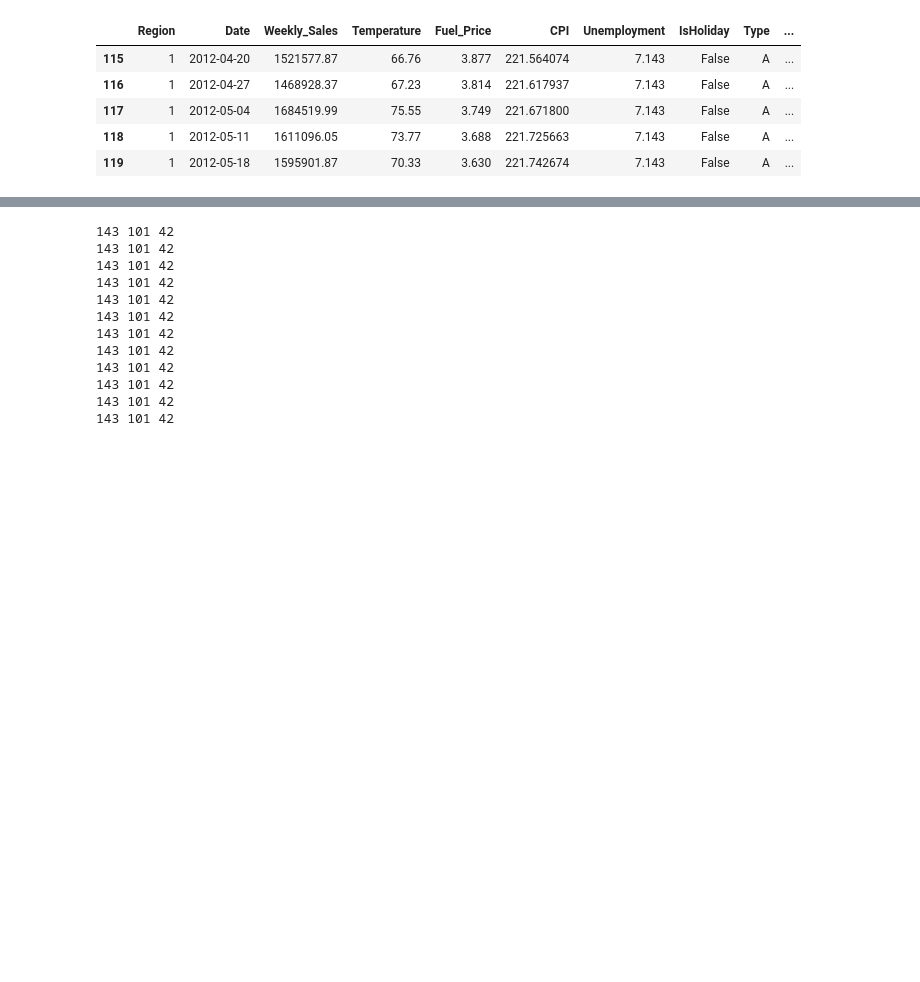
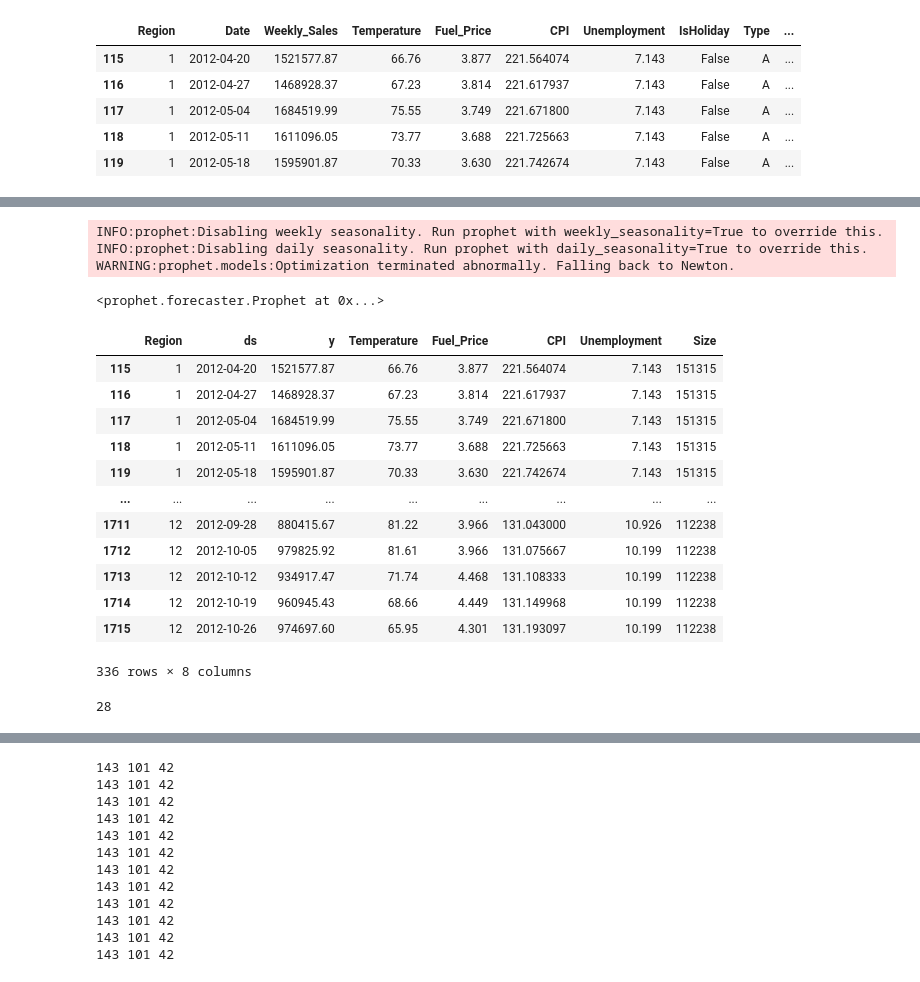
Before and after one commit to danieltwh/WalmartSales, a Jupyter notebook: notebooks/prophet_v1.ipynb, the cells around one changed output, grey strips where cells are left out. Saved outputs shown, nothing was run; the diff lists cells and outputs as text; code cells hidden in the pictures; blank space fills up the shorter version.

```diff
--- a/notebooks/prophet_v1.ipynb
+++ b/notebooks/prophet_v1.ipynb
@@ -204,0 +232,3 @@ test_df[test_df["Region"]==1].head()
+# %%
+train = train1
+test = test1
@@ -204,0 +248,8 @@ test_df[test_df["Region"]==1].head()
+# %%
+target = "Weekly_Sales"
+time = "Date"
+group = ["Region"]
+
+# Time & Target column
+train = train.rename(columns = {time: "ds", target:"y"})
+test = test.rename(columns = {time: "ds", target:"y"})
@@ -204,0 +339,8 @@ test_df[test_df["Region"]==1].head()
+# %%
+target = "Weekly_Sales"
+time = "Date"
+group = ["Region"]
+
+# Time & Target column
+train = train.rename(columns = {time: "ds", target:"y"})
+test = test.rename(columns = {time: "ds", target:"y"})
@@ -204,0 +389,23 @@ test_df[test_df["Region"]==1].head()
+# %%
+model.fit(train[train["Region"]==1])
+# %% [output]
+INFO:prophet:Disabling weekly seasonality. Run prophet with weekly_seasonality=True to override this.
+INFO:prophet:Disabling daily seasonality. Run prophet with daily_seasonality=True to override this.
+WARNING:prophet.models:Optimization terminated abnormally. Falling back to Newton.
+<prophet.forecaster.Prophet at 0x...>
+# %%
+test
+# %% [output]
+|  | Region | ds | y | Temperature | Fuel_Price | CPI | Unemployment | Size |
+| 115 | 1 | 2012-04-20 | 1521577.87 | 66.76 | 3.877 | 221.564074 | 7.143 | 151315 |
+| 116 | 1 | 2012-04-27 | 1468928.37 | 67.23 | 3.814 | 221.617937 | 7.143 | 151315 |
+| 117 | 1 | 2012-05-04 | 1684519.99 | 75.55 | 3.749 | 221.671800 | 7.143 | 151315 |
+| 118 | 1 | 2012-05-11 | 1611096.05 | 73.77 | 3.688 | 221.725663 | 7.143 | 151315 |
+| 119 | 1 | 2012-05-18 | 1595901.87 | 70.33 | 3.630 | 221.742674 | 7.143 | 151315 |
+| ... | ... | ... | ... | ... | ... | ... | ... | ... |
+| 1711 | 12 | 2012-09-28 | 880415.67 | 81.22 | 3.966 | 131.043000 | 10.926 | 112238 |
+| 1712 | 12 | 2012-10-05 | 979825.92 | 81.61 | 3.966 | 131.075667 | 10.199 | 112238 |
+| 1713 | 12 | 2012-10-12 | 934917.47 | 71.74 | 4.468 | 131.108333 | 10.199 | 112238 |
+| 1714 | 12 | 2012-10-19 | 960945.43 | 68.66 | 4.449 | 131.149968 | 10.199 | 112238 |
+| 1715 | 12 | 2012-10-26 | 974697.60 | 65.95 | 4.301 | 131.193097 | 10.199 | 112238 |
+336 rows × 8 columns
@@ -204,0 +417,4 @@ test_df[test_df["Region"]==1].head()
+# %%
+len(test[test["Region"]==1])
+# %% [output]
+28
```
Also changed, not shown: parts of 33 cells of this notebook, 1 other file.
